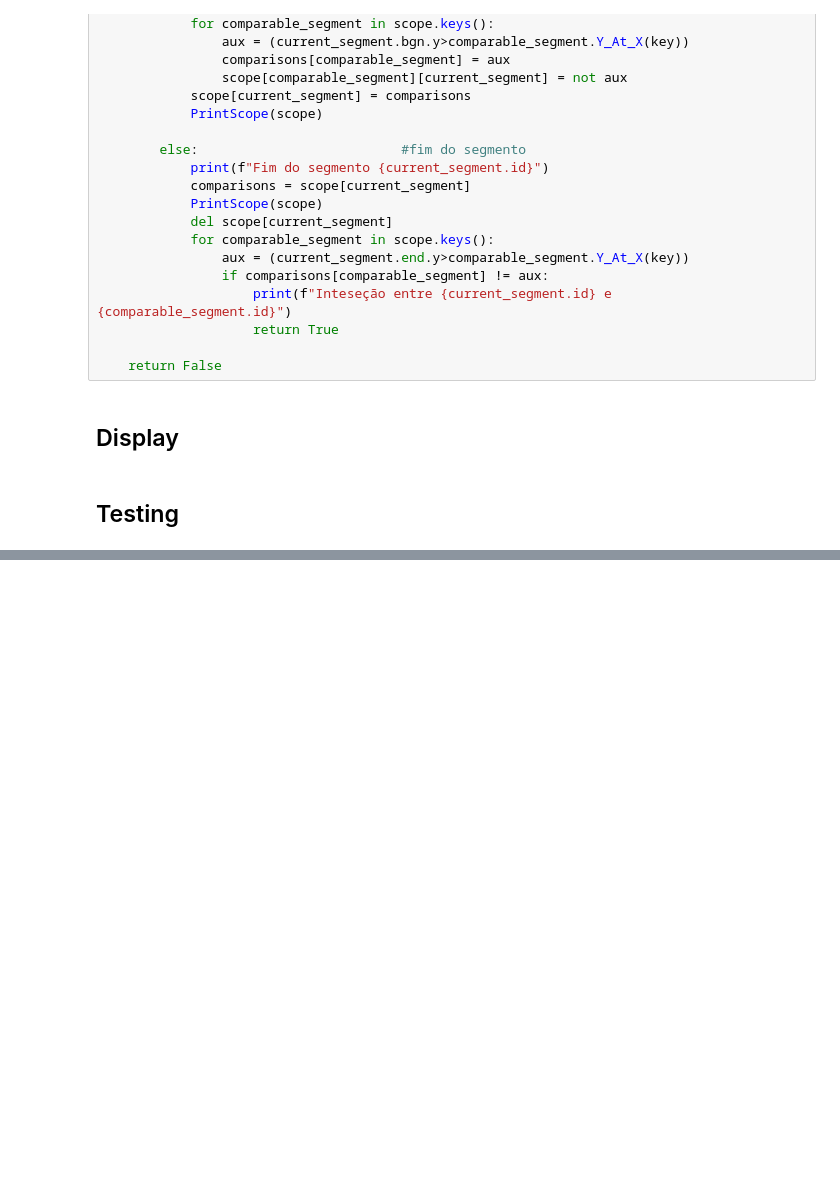
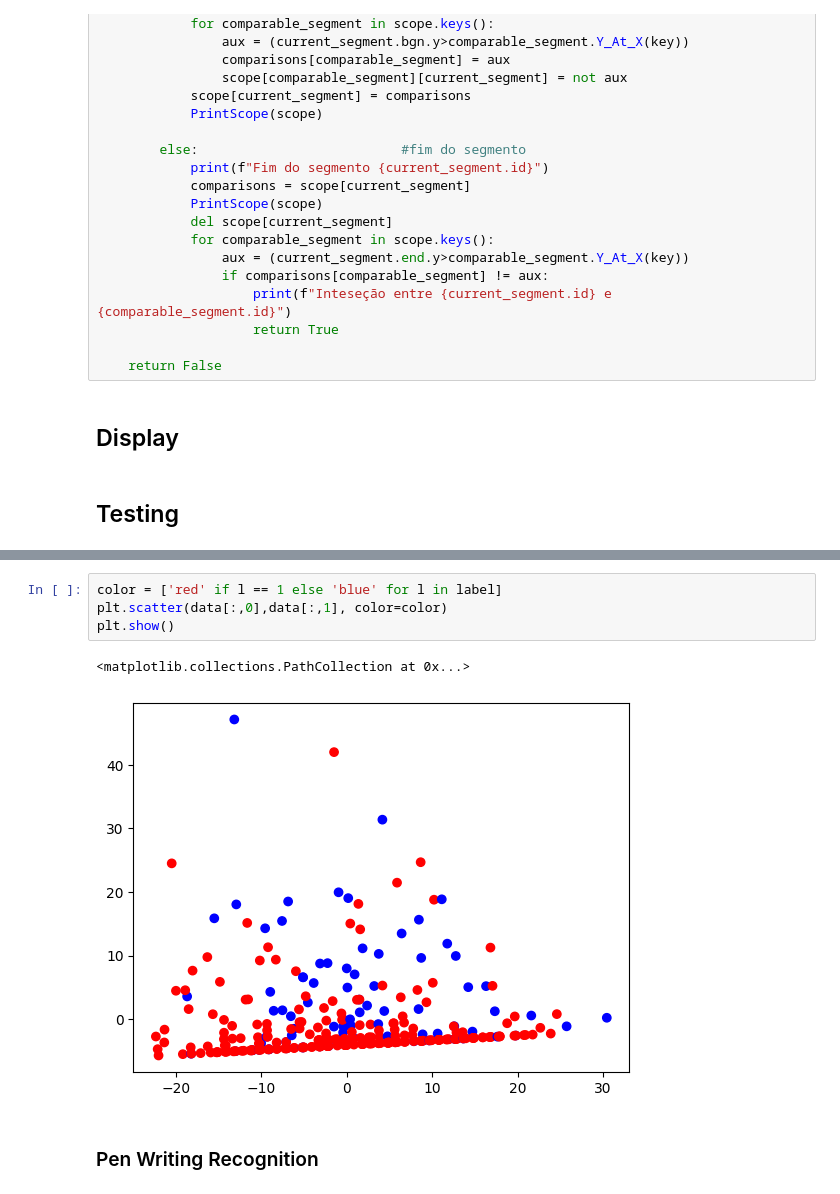
Before and after one commit to attiilla/Alg2, a Jupyter notebook: TP1/TP1.ipynb, the cells around one changed output, grey strips where cells are left out. Saved outputs shown, nothing was run; the diff lists cells and outputs as text; blank space fills up the shorter version.

```diff
--- a/TP1/TP1.ipynb
+++ b/TP1/TP1.ipynb
@@ -735,0 +787,9 @@ True
+# %%
+color = ['red' if l == 1 else 'blue' for l in label]
+plt.scatter(data[:,0],data[:,1], color=color)
+plt.show()
+# %% [output]
+<matplotlib.collections.PathCollection at 0x...>
+[figure, added]
+# %% [markdown]
+### Pen Writing Recognition
```
Also changed, not shown: parts of 40 cells of this notebook, 18 other files.
